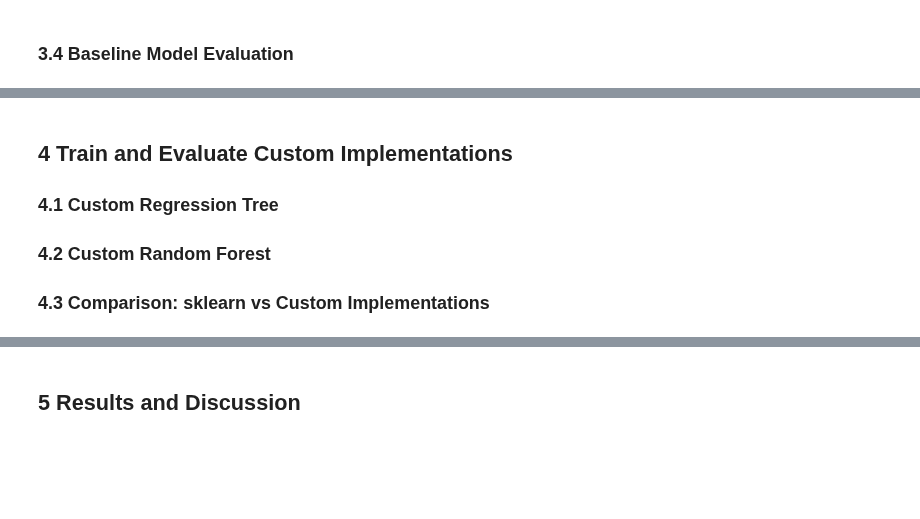
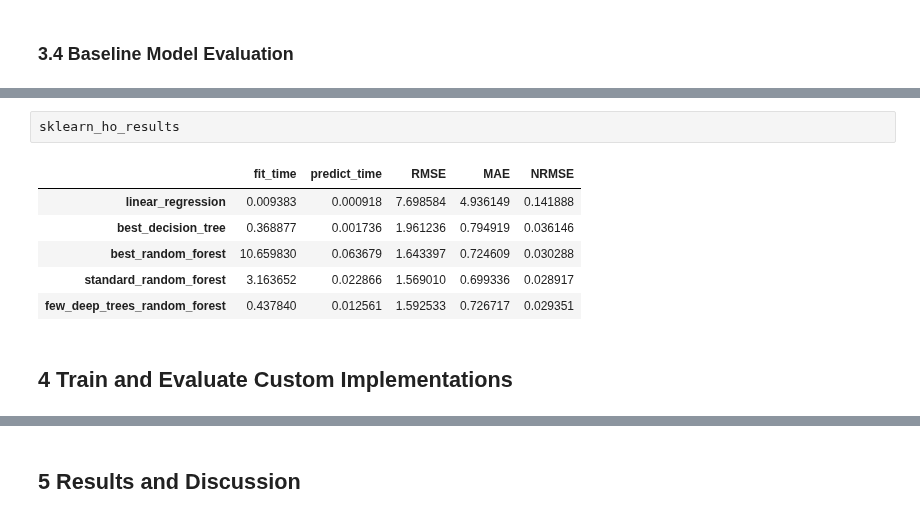
Before and after one commit to AlbertZweistein-2/184.702_MachineLearning, a Jupyter notebook: Ex2/src/Group70_OlsacherPoneschWinkler_Taiwan.ipynb, the cells around one changed output, grey strips where cells are left out. Saved outputs shown, nothing was run; the diff lists cells and outputs as text; blank space fills up the shorter version.

```diff
--- a/Ex2/src/Group70_OlsacherPoneschWinkler_Taiwan.ipynb
+++ b/Ex2/src/Group70_OlsacherPoneschWinkler_Taiwan.ipynb
@@ -320,5 +472,11 @@ model_pipelines = {
+# %%
+sklearn_ho_results
+# %% [output]
+|  | fit_time | predict_time | RMSE | MAE | NRMSE |
+| linear_regression | 0.009383 | 0.000918 | 7.698584 | 4.936149 | 0.141888 |
+| best_decision_tree | 0.368877 | 0.001736 | 1.961236 | 0.794919 | 0.036146 |
+| best_random_forest | 10.659830 | 0.063679 | 1.643397 | 0.724609 | 0.030288 |
+| standard_random_forest | 3.163652 | 0.022866 | 1.569010 | 0.699336 | 0.028917 |
+| few_deep_trees_random_forest | 0.437840 | 0.012561 | 1.592533 | 0.726717 | 0.029351 |
 # %% [markdown]
 ## 4 Train and Evaluate Custom Implementations
-### 4.1 Custom Regression Tree
-### 4.2 Custom Random Forest
-### 4.3 Comparison: sklearn vs Custom Implementations
```
Also changed, not shown: parts of 18 cells of this notebook, 4 other files.
